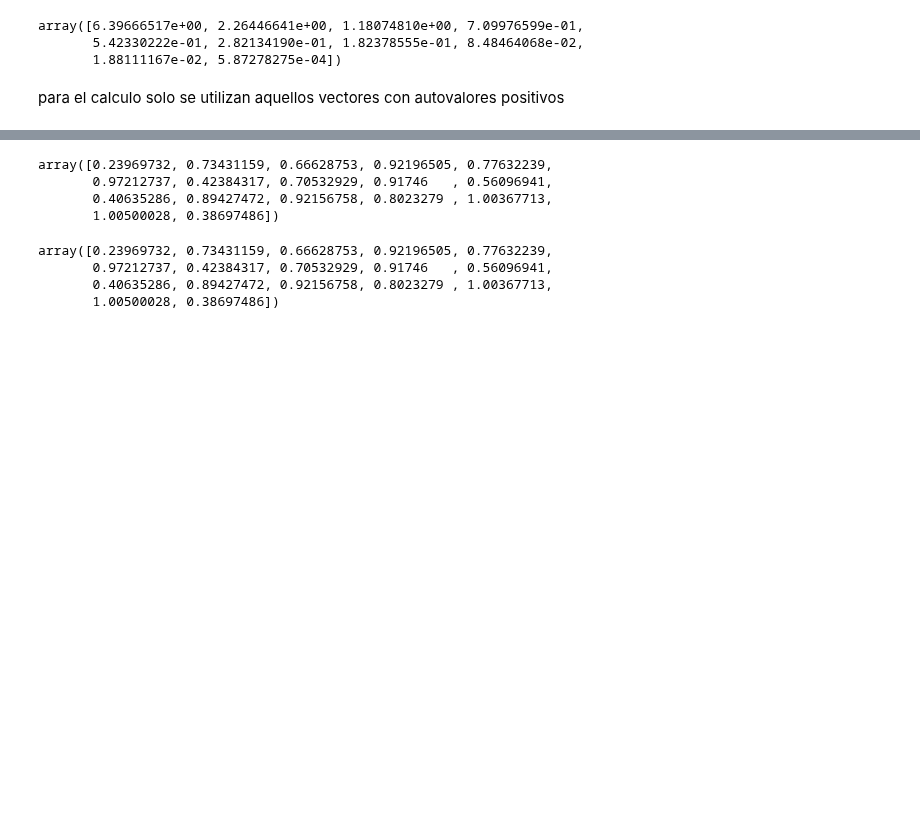
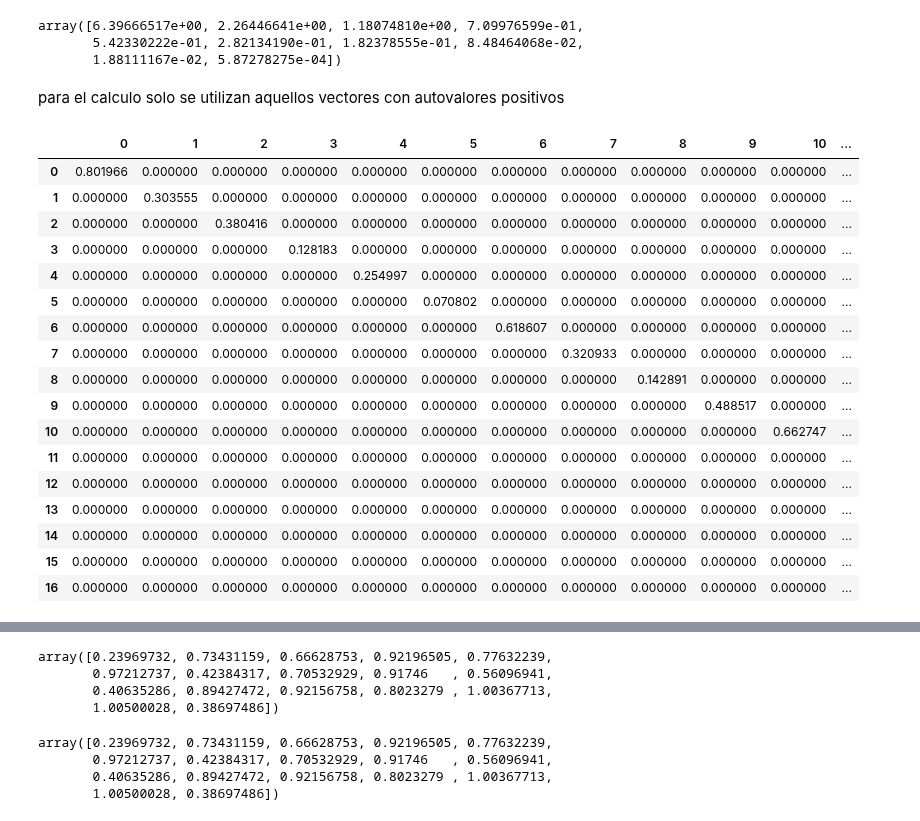
Before and after one commit to DavidGuzzi/MECMT04, a Jupyter notebook: problem_set_5/ps5.ipynb, the cells around one changed output, grey strips where cells are left out. Drawn from its saved outputs; the diff is of its cells as text; code cells hidden in the pictures; blank space fills up the shorter version.

```diff
--- a/problem_set_5/ps5.ipynb
+++ b/problem_set_5/ps5.ipynb
@@ -129,3 +129,24 @@ array([6.39666517e+00, 2.26446641e+00, 1.18074810e+00, 7.09976599e-01,
 para el calculo solo se utilizan aquellos vectores con autovalores positivos
 # %%
 commmmmmmmm = np.diag(1 - np.sum((filtered_data**2), axis=1))
+# %%
+pd.DataFrame(commmmmmmmm)
+# %% [output]
+|  | 0 | 1 | 2 | 3 | 4 | 5 | 6 | 7 | 8 | 9 | 10 | ... |
+| 0 | 0.801966 | 0.000000 | 0.000000 | 0.000000 | 0.000000 | 0.000000 | 0.000000 | 0.000000 | 0.000000 | 0.000000 | 0.000000 | ... |
+| 1 | 0.000000 | 0.303555 | 0.000000 | 0.000000 | 0.000000 | 0.000000 | 0.000000 | 0.000000 | 0.000000 | 0.000000 | 0.000000 | ... |
+| 2 | 0.000000 | 0.000000 | 0.380416 | 0.000000 | 0.000000 | 0.000000 | 0.000000 | 0.000000 | 0.000000 | 0.000000 | 0.000000 | ... |
+| 3 | 0.000000 | 0.000000 | 0.000000 | 0.128183 | 0.000000 | 0.000000 | 0.000000 | 0.000000 | 0.000000 | 0.000000 | 0.000000 | ... |
+| 4 | 0.000000 | 0.000000 | 0.000000 | 0.000000 | 0.254997 | 0.000000 | 0.000000 | 0.000000 | 0.000000 | 0.000000 | 0.000000 | ... |
+| 5 | 0.000000 | 0.000000 | 0.000000 | 0.000000 | 0.000000 | 0.070802 | 0.000000 | 0.000000 | 0.000000 | 0.000000 | 0.000000 | ... |
+| 6 | 0.000000 | 0.000000 | 0.000000 | 0.000000 | 0.000000 | 0.000000 | 0.618607 | 0.000000 | 0.000000 | 0.000000 | 0.000000 | ... |
+| 7 | 0.000000 | 0.000000 | 0.000000 | 0.000000 | 0.000000 | 0.000000 | 0.000000 | 0.320933 | 0.000000 | 0.000000 | 0.000000 | ... |
+| 8 | 0.000000 | 0.000000 | 0.000000 | 0.000000 | 0.000000 | 0.000000 | 0.000000 | 0.000000 | 0.142891 | 0.000000 | 0.000000 | ... |
+| 9 | 0.000000 | 0.000000 | 0.000000 | 0.000000 | 0.000000 | 0.000000 | 0.000000 | 0.000000 | 0.000000 | 0.488517 | 0.000000 | ... |
+| 10 | 0.000000 | 0.000000 | 0.000000 | 0.000000 | 0.000000 | 0.000000 | 0.000000 | 0.000000 | 0.000000 | 0.000000 | 0.662747 | ... |
+| 11 | 0.000000 | 0.000000 | 0.000000 | 0.000000 | 0.000000 | 0.000000 | 0.000000 | 0.000000 | 0.000000 | 0.000000 | 0.000000 | ... |
+| 12 | 0.000000 | 0.000000 | 0.000000 | 0.000000 | 0.000000 | 0.000000 | 0.000000 | 0.000000 | 0.000000 | 0.000000 | 0.000000 | ... |
+| 13 | 0.000000 | 0.000000 | 0.000000 | 0.000000 | 0.000000 | 0.000000 | 0.000000 | 0.000000 | 0.000000 | 0.000000 | 0.000000 | ... |
+| 14 | 0.000000 | 0.000000 | 0.000000 | 0.000000 | 0.000000 | 0.000000 | 0.000000 | 0.000000 | 0.000000 | 0.000000 | 0.000000 | ... |
+| 15 | 0.000000 | 0.000000 | 0.000000 | 0.000000 | 0.000000 | 0.000000 | 0.000000 | 0.000000 | 0.000000 | 0.000000 | 0.000000 | ... |
+| 16 | 0.000000 | 0.000000 | 0.000000 | 0.000000 | 0.000000 | 0.000000 | 0.000000 | 0.000000 | 0.000000 | 0.000000 | 0.000000 | ... |
```
Also changed, not shown: parts of 4 cells of this notebook.
